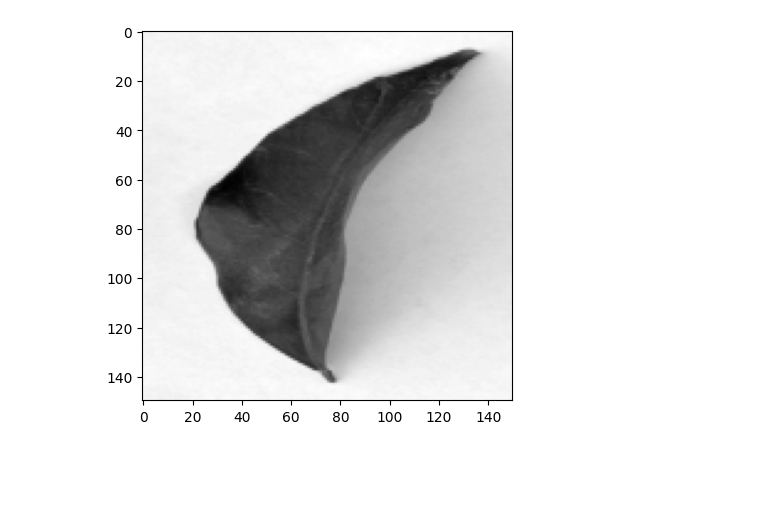
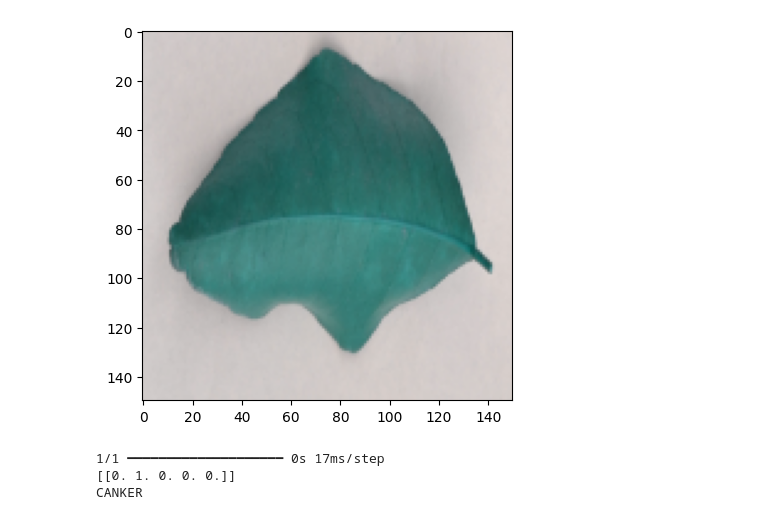
Before and after one commit to tnhi26990/deep_learning, a Jupyter notebook: practice/cnns/leaves_cnn.ipynb, the cells around one changed output. Cells and saved outputs as stored; diff of their text form; code cells hidden in the pictures; blank space fills up the shorter version.

Commit message:
Use 3 channel dimensions for the leaves project

```diff
--- a/practice/cnns/leaves_cnn.ipynb
+++ b/practice/cnns/leaves_cnn.ipynb
@@ -86,9 +86,9 @@ model.save('64x3-CNN.keras')
 CATEGORIES = ["BLACKSPOT", "CANKER", "GREENING", "HEALTHY", "MELANOSE"]
 def prepare(filepath):
     IMG_SIZE = 150
-    img_array = cv2.imread(filepath, cv2.IMREAD_GRAYSCALE)
+    img_array = cv2.imread(filepath, cv2.COLOR_BGR2RGB)
     new_array = cv2.resize(img_array, (IMG_SIZE, IMG_SIZE))
-    return new_array.reshape(-1, IMG_SIZE, IMG_SIZE, 1)
+    return new_array.reshape(-1, IMG_SIZE, IMG_SIZE, 3)
 
 
 model = tf.keras.models.load_model("64x3-CNN.keras")
@@ -101,7 +101,15 @@ print(CATEGORIES[np.argmax(prediction[0])])
 [[0. 0. 0. 1. 0.]]
 HEALTHY
 # %%
-plt.imshow(prepare('leaves_healthy.png').reshape(150, 150), cmap="gray")
+plt.imshow(prepare('leaves_healthy.png').reshape(150, 150, 3))
 plt.show()
 # %% [output]
-[figure, old version]
+[figure, new version]
+# %%
+prediction = model.predict([prepare('leaves_canker.png')])
+print(prediction)
+print(CATEGORIES[np.argmax(prediction[0])])
+# %% [output]
+1/1 ━━━━━━━━━━━━━━━━━━━━ 0s 17ms/step
+[[0. 1. 0. 0. 0.]]
+CANKER
```
Also changed, not shown: parts of 5 cells of this notebook.
